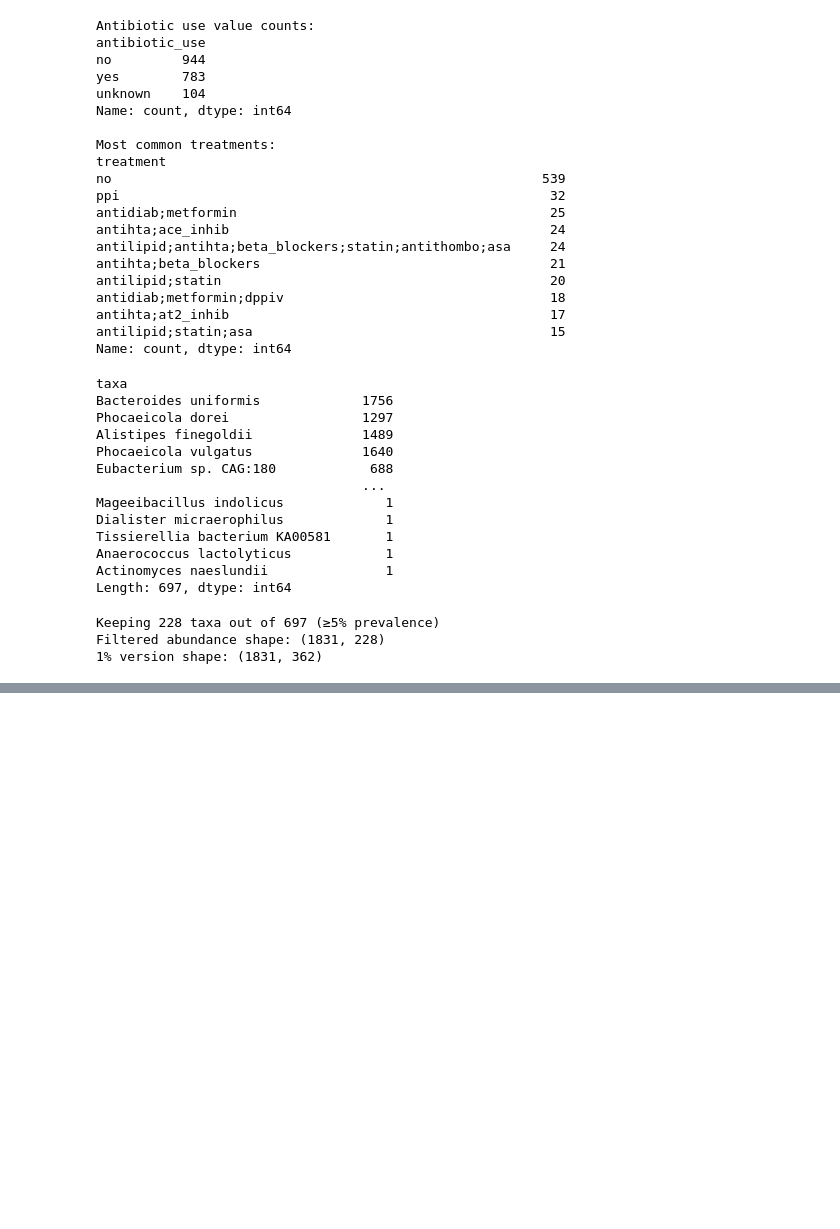
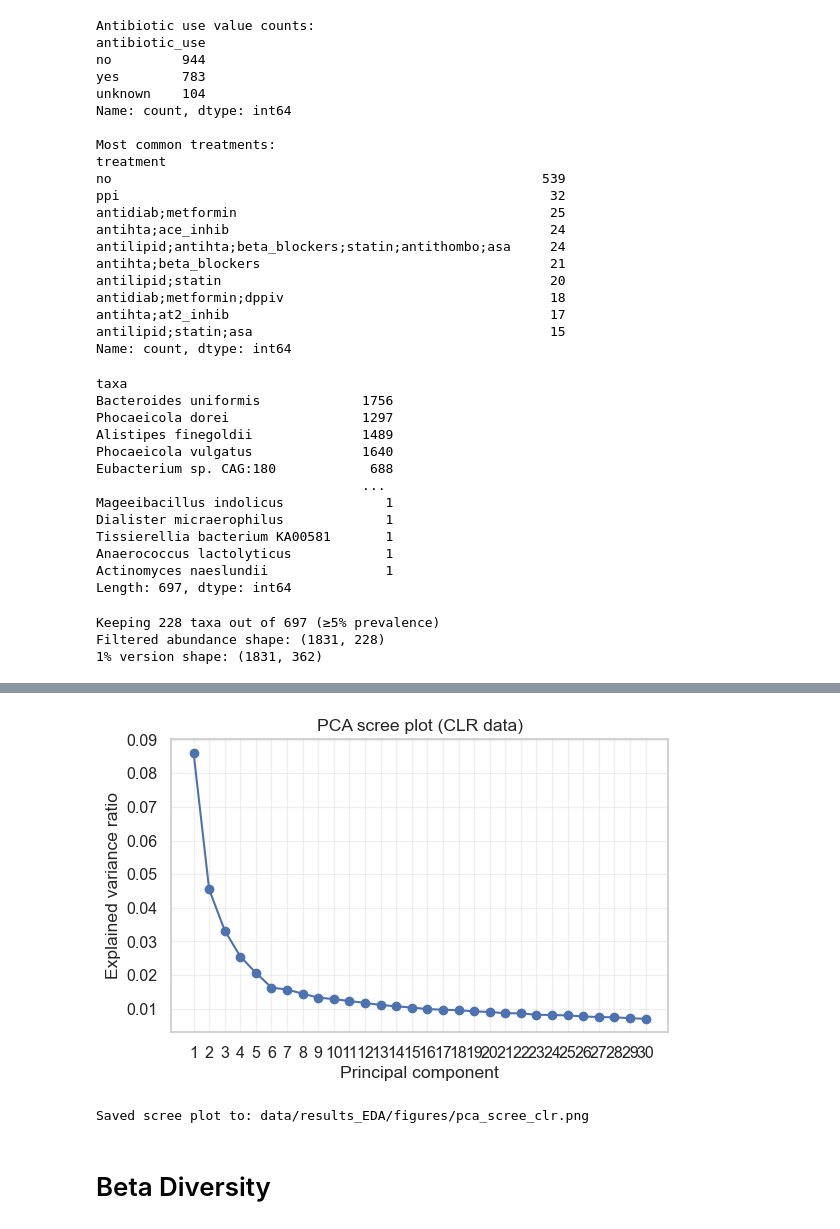
Before and after one commit to anushka-don/cs506_project, a Jupyter notebook: EDA_beta.ipynb, the cells around one changed output, grey strips where cells are left out. Cells and saved outputs as stored; diff of their text form; code cells hidden in the pictures; blank space fills up the shorter version.

```diff
--- a/EDA_beta.ipynb
+++ b/EDA_beta.ipynb
@@ -650,0 +444,24 @@ Name: PERMANOVA results, dtype: object
+# %%
+#PCA
+pca = PCA(n_components=n_components, svd_solver='auto')
+pca_res = pca.fit(clr.values)
+
+# Build results dataframes
+pcs = pd.DataFrame(pca_res.transform(clr.values),
+                   index=clr.index,
+                   columns=[f"PC{i+1}" for i in range(pca_res.n_components_)])
+explained = pd.Series(pca_res.explained_variance_ratio_,
+                      index=[f"PC{i+1}" for i in range(pca_res.n_components_)],
+                      name="explained_variance_ratio")
+
+loadings = pd.DataFrame(pca_res.components_.T,
+                        index=clr.columns,
+                        columns=[f"PC{i+1}" for i in range(pca_res.n_components_)])
+
+# Merge PCs with metadata for plotting
+pcs_meta = pcs.join(meta[['health_status', 'antibiotic_use', 'treatment']], how='left')
+
+# Print variance explained
+print("\nExplained variance ratio (first 10 PCs):")
+print(explained.head(10).round(4))
+print("Cumulative variance explained (first 3 PCs):", explained.iloc[:3].sum().round(4))
@@ -650,0 +482,20 @@ Name: PERMANOVA results, dtype: object
+# %%
+# Scree plot
+
+plt.figure(figsize=(6,4))
+plt.plot(np.arange(1, len(explained)+1), explained.values, marker='o')
+plt.xlabel("Principal component")
+plt.ylabel("Explained variance ratio")
+plt.title("PCA scree plot (CLR data)")
+plt.xticks(np.arange(1, len(explained)+1))
+plt.grid(True, alpha=0.3)
+plt.tight_layout()
+scree_path = os.path.join(FIGS, "pca_scree_clr.png")
+plt.savefig(scree_path, dpi=150)
+plt.show()
+print("Saved scree plot to:", scree_path)
+# %% [output]
+[figure, added]
+Saved scree plot to: data/results_EDA/figures/pca_scree_clr.png
+# %% [markdown]
+# Beta Diversity
```
Also changed, not shown: parts of 36 cells of this notebook.
